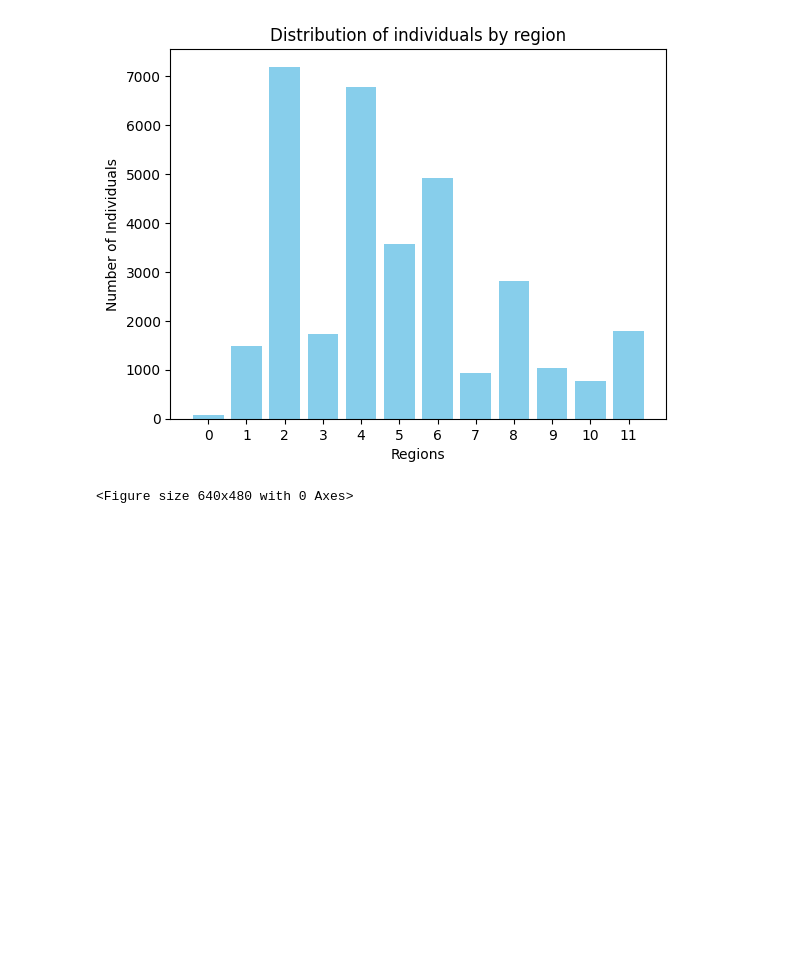
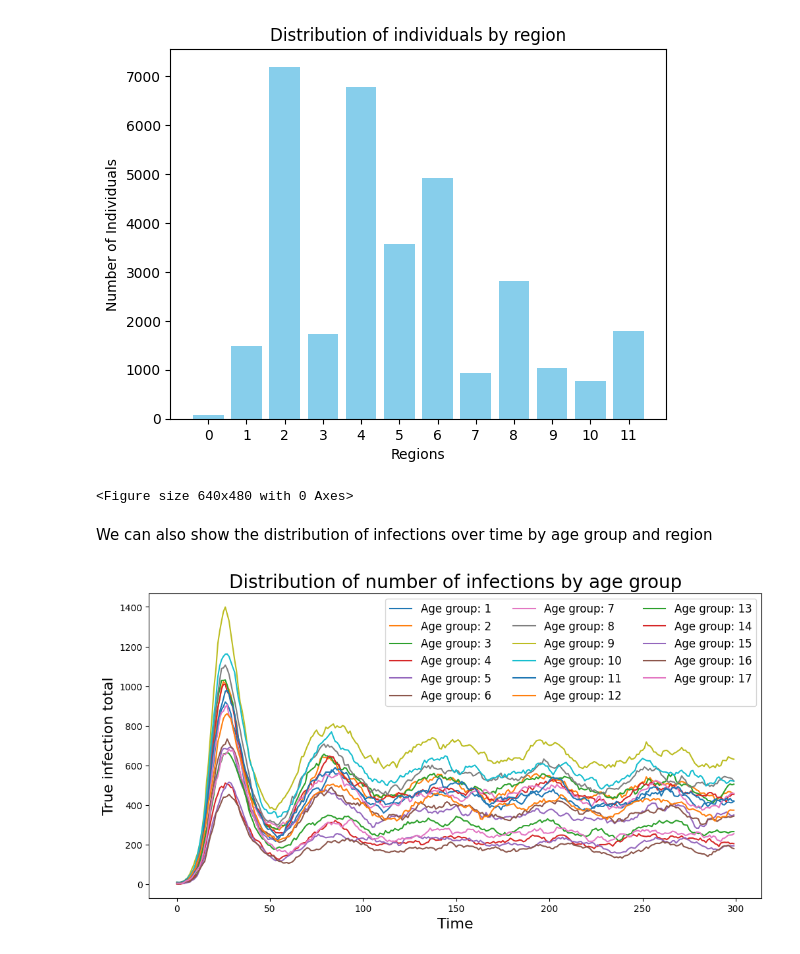
Before and after one commit to SABS-R3-Epidemiology/EpiOS, a Jupyter notebook: stratified_random/stratified_predictions.ipynb, the cells around one changed output. Cells and saved outputs as stored; diff of their text form; code cells hidden in the pictures; blank space fills up the shorter version.

```diff
--- a/stratified_random/stratified_predictions.ipynb
+++ b/stratified_random/stratified_predictions.ipynb
@@ -445,7 +445,7 @@ mean_age = [np.mean(sublist) for sublist in true_age_grouped_lists]
 
 for row in age_results_df['Base Prediction']:
     aged = [sublist * total_by_age_groups_lists[i] for i, sublist in enumerate(row)]
-    sublist_rmse = [np.sqrt(((np.array(total)-np.array(sublist))**2).mean()) for sublist, total in zip(aged, true_age_grouped_lists)]
+    sublist_rmse = [np.sqrt(np.mean((np.array(total)-np.array(sublist))**2)) for sublist, total in zip(aged, true_age_grouped_lists)]
     base_rmse_list.append(sublist_rmse)
 
 base_rmse_df = pd.DataFrame(base_rmse_list)
@@ -457,7 +457,7 @@ for column in range(len(age_results_df['Base Prediction'][0])):
 
 for row in age_results_df['Age Prediction']:
     aged = [sublist * total_by_age_groups_lists[i] for i, sublist in enumerate(row)]
-    sublist_rmse = [np.sqrt(((np.array(total)-np.array(sublist))**2).mean()) for sublist, total in zip(aged, true_age_grouped_lists)]
+    sublist_rmse = [np.sqrt(np.mean((np.array(total)-np.array(sublist))**2)) for sublist, total in zip(aged, true_age_grouped_lists)]
     age_rmse_list.append(sublist_rmse)
 
 age_rmse_df = pd.DataFrame(age_rmse_list)
@@ -469,7 +469,7 @@ for column in range(len(age_results_df['Age Prediction'][0])):
 
 for row in age_results_df['Region Prediction']:
     aged = [sublist * total_by_age_groups_lists[i] for i, sublist in enumerate(row)]
-    sublist_rmse = [np.sqrt(((np.array(total)-np.array(sublist))**2).mean()) for sublist, total in zip(aged, true_age_grouped_lists)]
+    sublist_rmse = [np.sqrt(np.mean((np.array(total)-np.array(sublist))**2)) for sublist, total in zip(aged, true_age_grouped_lists)]
     region_rmse_list.append(sublist_rmse)
 
 region_rmse_df = pd.DataFrame(region_rmse_list)
@@ -482,3 +482,25 @@ for column in range(len(age_results_df['Region Prediction'][0])):
 base_std_age = base_rmse_df.std(axis=0).tolist()
 age_std_age = age_rmse_df.std(axis=0).tolist()
 region_std_age = region_rmse_df.std(axis=0).tolist()
+
+print(base_avg_rmse_age)
+print(age_avg_rmse_age)
+print(region_avg_rmse_age)
+
+d = np.mean(age_results_df['Base Prediction'], axis=0)
+# Multiply each sublist by the total number of people in that age group
+aged = [sublist * total_by_age_groups_lists[i] for i, sublist in enumerate(d)]
+sublist_rmse = [np.sqrt(((np.array(total)-np.array(sublist))**2).mean()) for sublist, total in zip(aged, true_age_grouped_lists)]
+print(sublist_rmse)
+
+d = np.mean(age_results_df['Age Prediction'], axis=0)
+# Multiply each sublist by the total number of people in that age group
+aged = [sublist * total_by_age_groups_lists[i] for i, sublist in enumerate(d)]
+sublist_rmse = [np.sqrt(((np.array(total)-np.array(sublist))**2).mean()) for sublist, total in zip(aged, true_age_grouped_lists)]
+print(sublist_rmse)
+
+d = np.mean(age_results_df['Region Prediction'], axis=0)
+# Multiply each sublist by the total number of people in that age group
+aged = [sublist * total_by_age_groups_lists[i] for i, sublist in enumerate(d)]
+sublist_rmse = [np.sqrt(((np.array(total)-np.array(sublist))**2).mean()) for sublist, total in zip(aged, true_age_grouped_lists)]
+print(sublist_rmse)
@@ -733,3 +794,16 @@ plt.clf()
 [figure]
 [figure]
 <Figure size 640x480 with 0 Axes>
+# %% [markdown]
+We can also show the distribution of infections over time by age group and region
+# %%
+plt.figure(figsize=(12, 6))
+for i, sublist in enumerate(true_age_grouped_lists):
+    plt.plot(times, true_age_grouped_lists[i], label=f'Age group: {i+1}')
+plt.xlabel("Time", fontsize=16)
+plt.ylabel("True infection total", fontsize=16)
+plt.title("Distribution of number of infections by age group", fontsize=20)
+plt.legend(fontsize=12, ncol=3)
+plt.show()
+# %% [output]
+[figure, added]
```
Also changed, not shown: parts of 6 cells of this notebook.
